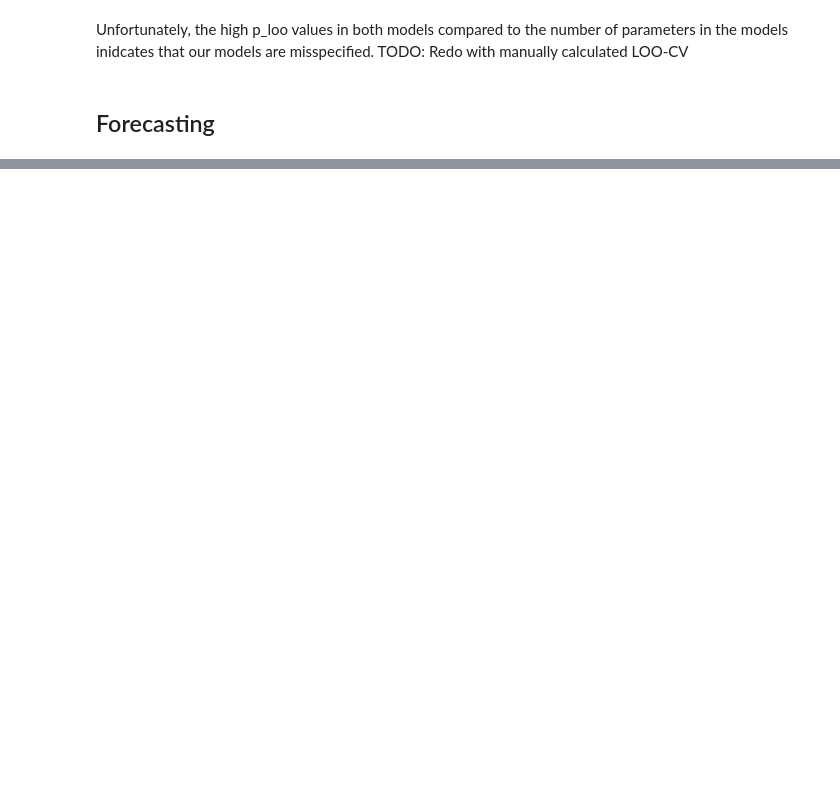
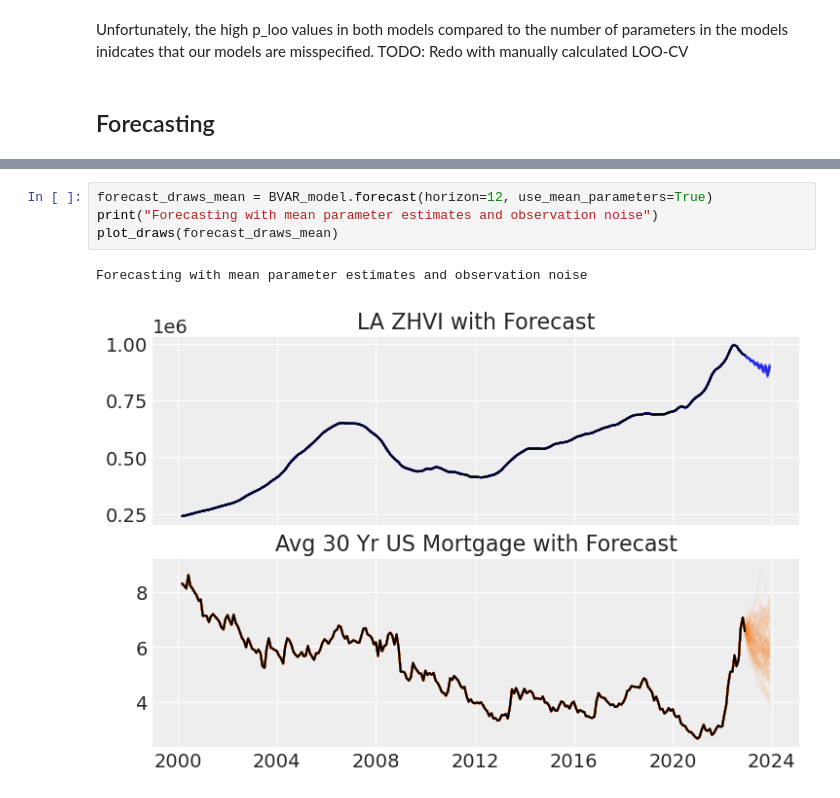
Before and after one commit to jl-haystacks/hackstack-ai-project-3-group1, a Jupyter notebook: Bayesian Vector Autoregression Modeling.ipynb, the cells around one changed output, grey strips where cells are left out. Cells and saved outputs as stored; diff of their text form; blank space fills up the shorter version.

```diff
--- a/Bayesian Vector Autoregression Modeling.ipynb
+++ b/Bayesian Vector Autoregression Modeling.ipynb
@@ -318 +344,8 @@ forecast_draws = BVAR_model.forecast(horizon=12)
+# %%
+forecast_draws_mean = BVAR_model.forecast(horizon=12, use_mean_parameters=True)
+print("Forecasting with mean parameter estimates and observation noise")
+plot_draws(forecast_draws_mean)
+# %% [output]
+Forecasting with mean parameter estimates and observation noise
+[figure, added]
 # %%
```
Also changed, not shown: parts of 14 cells of this notebook.
